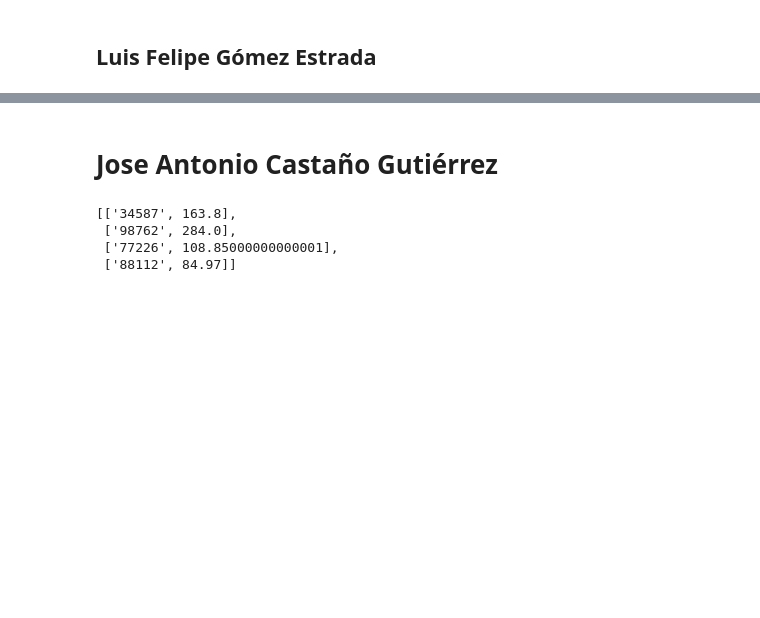
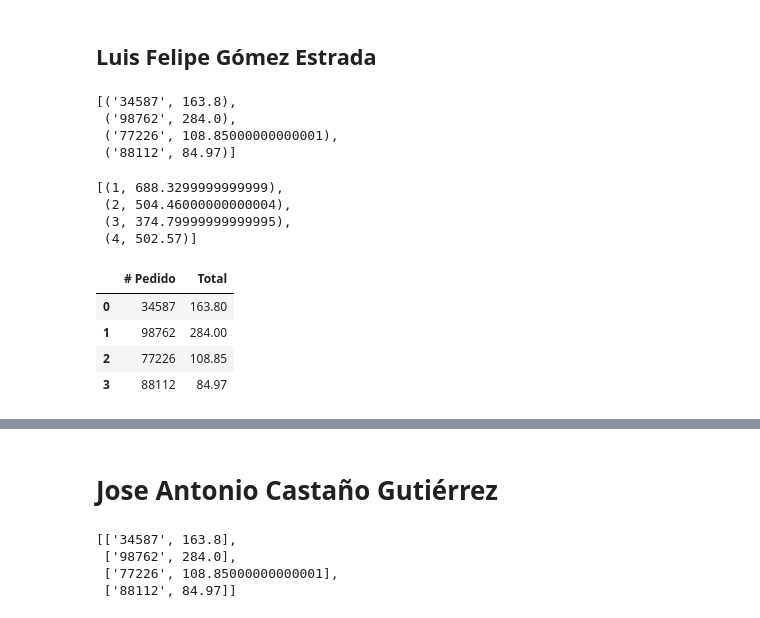
Before and after one commit to if722749/ProyectoConjunto_JACasta-o_LFGomez, a Jupyter notebook: ProyectoConjunto_Tarea2_JACastaño_LFGomez.ipynb, the cells around one changed output, grey strips where cells are left out. Saved outputs shown, nothing was run; the diff lists cells and outputs as text; code cells hidden in the pictures; blank space fills up the shorter version.

```diff
--- a/ProyectoConjunto_Tarea2_JACastaño_LFGomez.ipynb
+++ b/ProyectoConjunto_Tarea2_JACastaño_LFGomez.ipynb
@@ -54,12 +62,25 @@ Escriba un programa que devuelva una lista de dos tuplas que tengan la informaci
 # %%
 ########### Solución 1
-orders = [ ["34587", "Learning Python, Mark Lutz", 4, 40.95],
+orders1 = [ ["34587", "Learning Python, Mark Lutz", 4, 40.95],
            ["98762", "Programming Python, Mark Lutz", 5, 56.80],
            ["77226", "Head First Python, Paul Barry", 3,32.95],
            ["88112", "Einführung in Python3, Bernd Klein", 3, 24.99]]
+
+list(map(lambda x: (x[0], (x[2] * x[3]) if x[2]*x[3] >= 100 else x[2]*x[3]+10), orders1))
+# %% [output]
+[('34587', 163.8),
+ ('98762', 284.0),
+ ('77226', 108.85000000000001),
+ ('88112', 84.97)]
 # %%
 ########### Solución 2
-orders = [[1, ("5464", 4, 9.99), ("8274",18,12.99), ("9744", 9, 44.95)],
+orders2 = [[1, ("5464", 4, 9.99), ("8274",18,12.99), ("9744", 9, 44.95)],
           [2, ("5464", 9, 9.99), ("9744", 9, 44.95)],
           [3, ("5464", 9, 9.99), ("88112", 11, 24.99)],
           [4, ("8732", 7, 11.99), ("7733",11,18.99), ("88112", 5, 39.95)] ]
+list(map(lambda x: (x[0], reduce(lambda a, b: a+b, list(map(lambda c: c[1]*c[2] if c[1]*c[2] >= 100 else c[1]*c[2] + 10, x[1:])))), orders2))
+# %% [output]
+[(1, 688.3299999999999),
+ (2, 504.46000000000004),
+ (3, 374.79999999999995),
+ (4, 502.57)]
@@ -67,0 +87,13 @@ orders = [[1, ("5464", 4, 9.99), ("8274",18,12.99), ("9744", 9, 44.95)],
+# %%
+########### Solución 3 - 1
+s1 = pd.DataFrame(orders1)
+res1 = pd.DataFrame({'# Pedido': s1.iloc[:,0],
+                   'Total': (s1.iloc[:,2] * s1.iloc[:,3])\
+                            .apply(lambda x: x + 10 if x < 100 else x)})
+res1
+# %% [output]
+|  | # Pedido | Total |
+| 0 | 34587 | 163.80 |
+| 1 | 98762 | 284.00 |
+| 2 | 77226 | 108.85 |
+| 3 | 88112 | 84.97 |
```
Also changed, not shown: parts of 8 cells of this notebook.
